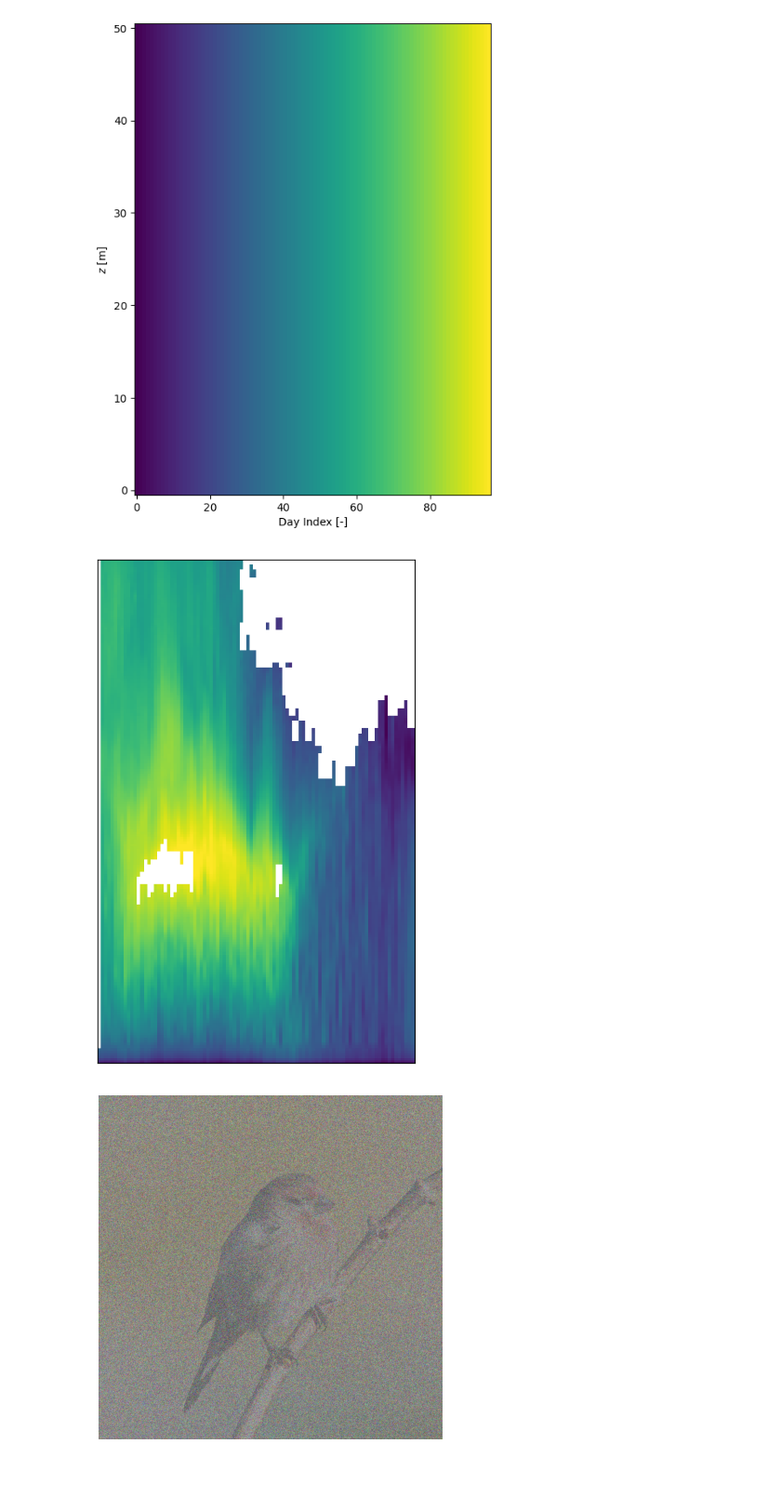
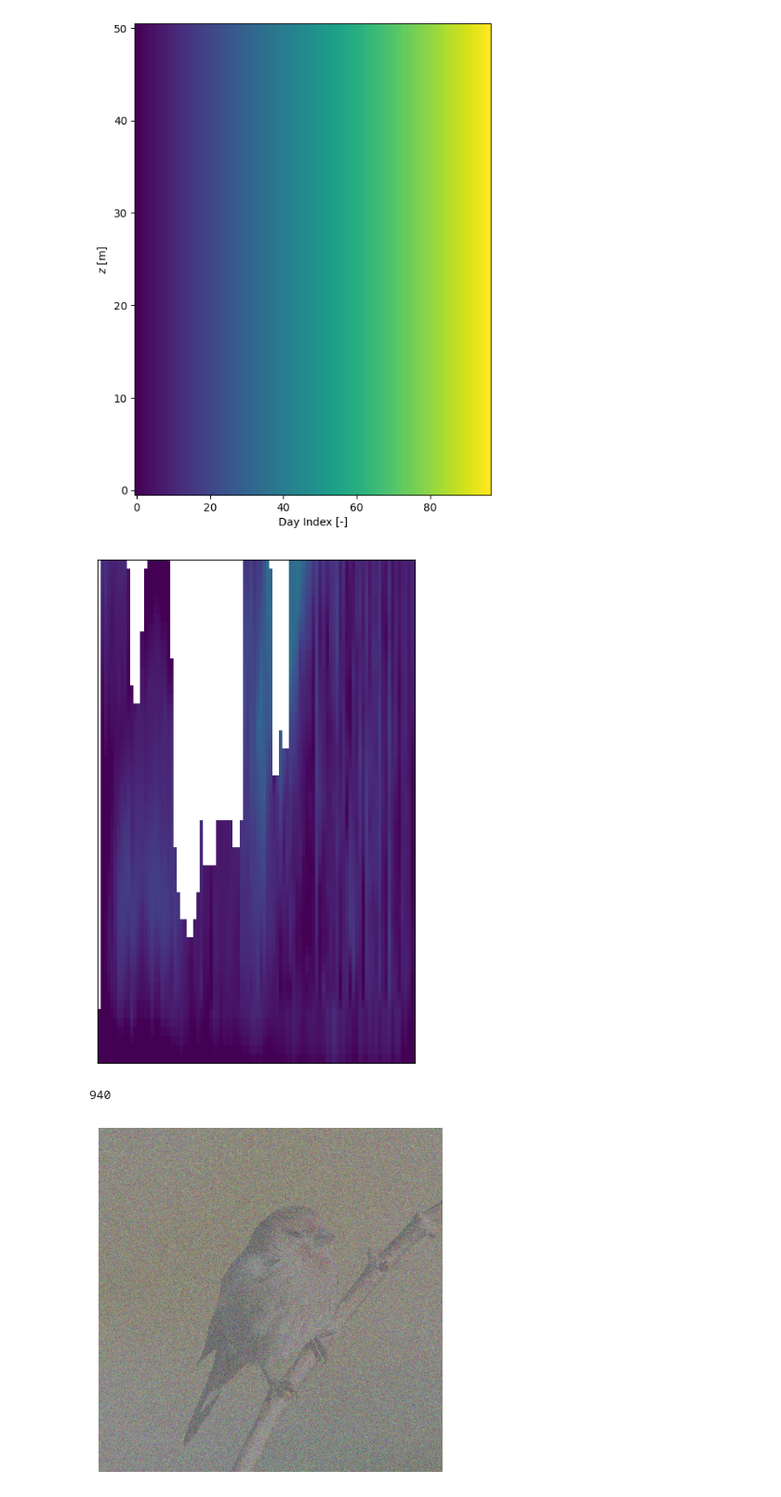
Before and after one commit to StormMata/PaletteDiffusionModel, a Jupyter notebook: preprocess/Process_A0.ipynb, the cells around one changed output. Shown: that part at 93% size. Cells and saved outputs as stored; diff of their text form; code cells hidden in the pictures.

```diff
--- a/preprocess/Process_A0.ipynb
+++ b/preprocess/Process_A0.ipynb
@@ -953,7 +957,7 @@ ax.set_xlabel("Day Index [-]")
 Text(0.5, 0, 'Day Index [-]')
 [figure]
 # %%
-day = 2483
+day = 60
 
 font = 13
 
@@ -962,7 +966,9 @@ extract_v = ds_combined.v.where((ds_combined.time >= day) & (ds_combined.time <
 
 fig, ax = plt.subplots(figsize=(5, 8))
 
-cntf = ax.pcolormesh(np.linspace(0, 96, 96), np.linspace(0, 2000, 200), (extract_u**2 + extract_v**2)**(1/2), vmin = 5, vmax = 30)
+# cntf = ax.pcolormesh(np.linspace(0, 96, 96), np.linspace(0, 2000, 200), (extract_u**2 + extract_v**2)**(1/2), vmin = 5, vmax = 30)
+cntf = ax.pcolormesh(np.linspace(0, 96, 96), np.linspace(0, 56, 56), (extract_u**2 + extract_v**2)**(1/2), vmin = 5, vmax = 30)
+
 
 # Add horizontal dashed red line at y = 250
 # ax.axhline(y=250, color='#d7d9d9', linestyle='--') #red
@@ -980,34 +986,42 @@ cntf = ax.pcolormesh(np.linspace(0, 96, 96), np.linspace(0, 2000, 200), (extract
 # ax.text(x=1, y=210, s="Wind Energy Zone", color='#ce3431', fontsize=9, ha='left', fontweight='bold')
 # ax.text(x=1, y=210, s="Wind Energy Zone", color='#f2f2f2', fontsize=9, ha='left', fontweight='bold')
 
 
 
 # ax.set_ylabel("$z$ [m]", fontsize=font)  # Increase font size for y-axis label
 # ax.set_xlabel("Hour of day", fontsize=font)  # Increase font size for x-axis label
 
 # Set x ticks every 12 steps with labels 0, 8, 16, ...
 x_ticks = np.arange(0, 97, 24)
 x_labels = np.arange(0, 25, 6)
 ax.set_xticks(x_ticks)
 ax.set_xticklabels(x_labels)
 
 # Increase tick mark font size
 ax.tick_params(axis='both', which='major', labelsize=font)
 
 # ax.set_title('LiDAR Wind Profiles', fontsize=font*1.5)
 
 # ax.axis('off')
 # Turn off all axes labels and ticks
 ax.set_xticks([])  # Remove x-axis ticks
 ax.set_yticks([])  # Remove y-axis ticks
 ax.set_xticklabels([])  # Remove x-axis labels
 ax.set_yticklabels([])  # Remove y-axis labels
 
 # plt.savefig('./ensemble_13.png', dpi = 800, bbox_inches = 'tight', transparent = True)
 
+u_nan = np.isnan(extract_u).sum()
+
+u_nan
+
 plt.show()
 # %% [output]
-[figure, old version]
+[figure, new version]
+# %%
+u_nan
+# %% [output]
+940
 # %%
 import numpy as np
 from PIL import Image
```
Also changed, not shown: parts of 2 cells of this notebook, 8 other files.
